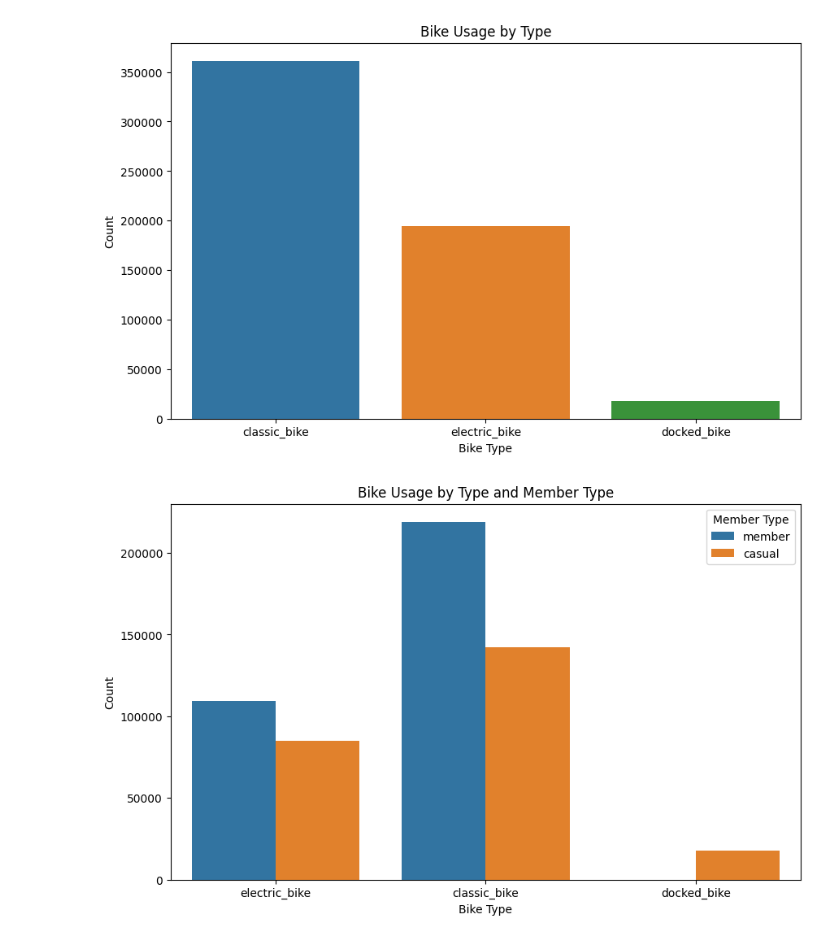
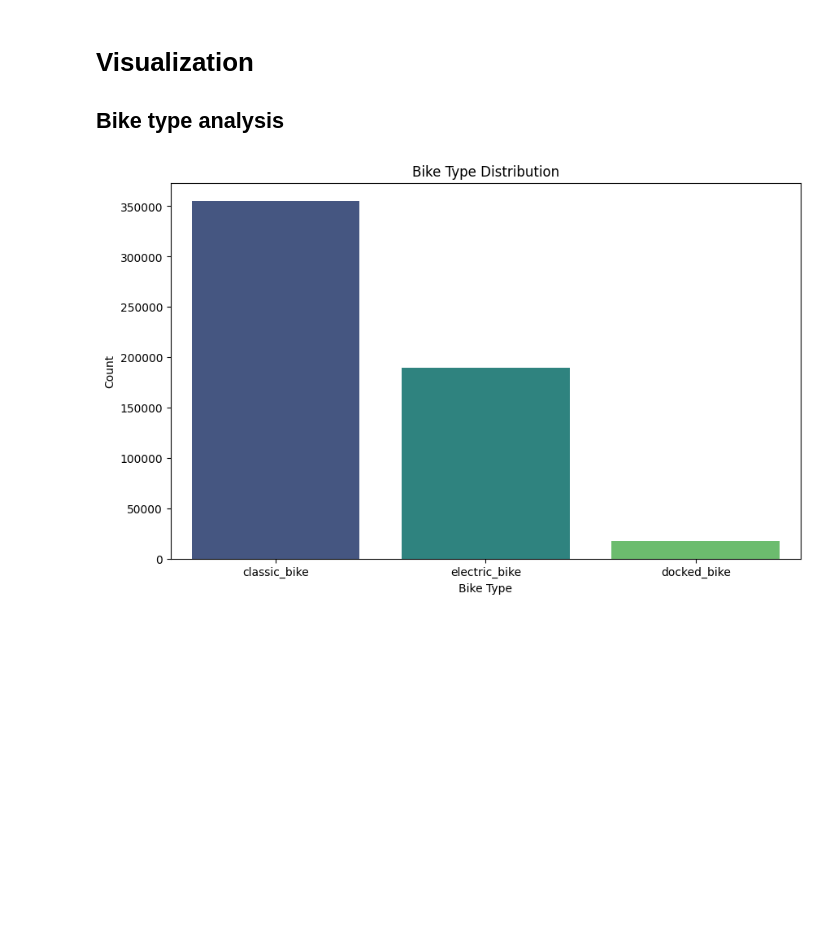
Before and after one commit to MaristChibuike/Bikeshare-Insights_-Summer-in-the-Windy-City, a Jupyter notebook: bikeshare.ipynb, the cells around one changed output. Cells and saved outputs as stored; diff of their text form; code cells hidden in the pictures; blank space fills up the shorter version.

Commit message:
cleaned data

```diff
--- a/bikeshare.ipynb
+++ b/bikeshare.ipynb
@@ -73,11 +90,21 @@ display(data_info)
 # %%
-# Remove duplicates
-#data = data.drop_duplicates()
+
+# Convert started_at and ended_at to datetime
+data['started_at'] = pd.to_datetime(data['started_at'])
+data['ended_at'] = pd.to_datetime(data['ended_at'])
+
+
+# Calculate the duration of each trip in seconds
+data['ride_length'] = (data['ended_at'] - data['started_at']).dt.total_seconds()
+data['hour'] = data['started_at'].dt.hour
+
+# Filter out trips with durations less than 60 seconds
+data = data[data['ride_length'] >= 60]
 
 # Remove rows with null values
 data = data.dropna()
 
-# Calculate unique  statons names and their counts
-station_count = data['start_station_name'].value_counts()
-null_station_count = data['start_station_name'].isnull().sum()
+data['ride_length'] = (data['ended_at'] - data['started_at']).dt.total_seconds()
+
+display(data_info(), data.describe())
 # %% [output]
@@ -98,31 +136,22 @@ Name: count, Length: 1157, dtype: int64
+# %% [markdown]
+# Visualization
+
+## Bike type analysis
 # %%
+import dis
 import pandas as pd
 import seaborn as sns
 import matplotlib.pyplot as plt
 
-
-# Convert "started_at" to datetime
-data['started_at'] = pd.to_datetime(data['started_at'])
-
-# Bar chart: Bike usage by type
+bike_type_counts = data['rideable_type'].value_counts()
 plt.figure(figsize=(10, 6))
-sns.countplot(data=data, x='rideable_type', order=data['rideable_type'].value_counts().index)
-plt.title('Bike Usage by Type')
+sns.barplot(x= bike_type_counts.index, y= bike_type_counts.values, palette="viridis", )
+plt.title('Bike Type Distribution')
 plt.xlabel('Bike Type')
 plt.ylabel('Count')
 plt.show()
-
-# Grouped bar chart: Bike usage by member type
-plt.figure(figsize=(10, 6))
-sns.countplot(data=data, x='rideable_type', hue='member_casual')
-plt.title('Bike Usage by Type and Member Type')
-plt.xlabel('Bike Type')
-plt.ylabel('Count')
-plt.legend(title='Member Type')
-plt.show()
 # %% [output]
-[figure, old version]
+[figure, new version]
-[figure, removed]
 # %%
 # Heatmap: Bike popularity by time of day and day of the week
 data['hour'] = data['started_at'].dt.hour
```
Also changed, not shown: parts of 13 cells of this notebook.
